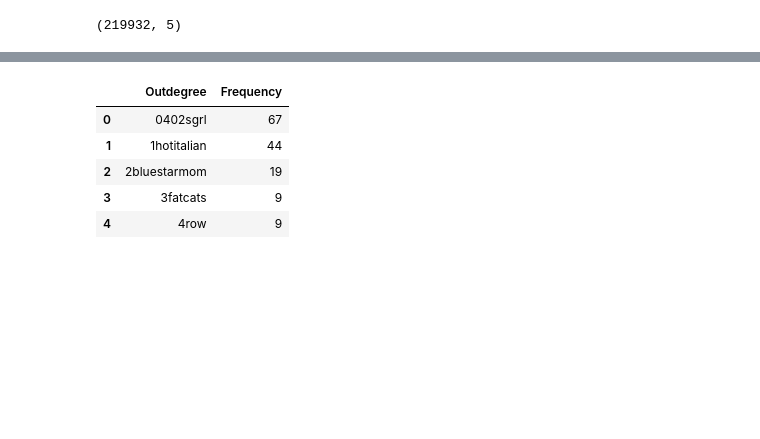
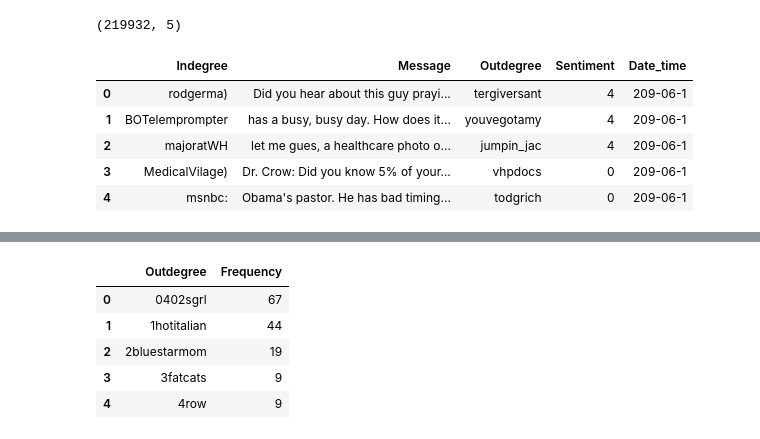
Before and after one commit to richardsop/SNA, a Jupyter notebook: dataMunglingPolitics.ipynb, the cells around one changed output, grey strips where cells are left out. Cells and saved outputs as stored; diff of their text form; code cells hidden in the pictures; blank space fills up the shorter version.

```diff
--- a/dataMunglingPolitics.ipynb
+++ b/dataMunglingPolitics.ipynb
@@ -7,3 +7,12 @@ csv.shape
 # %% [output]
 (219932, 5)
+# %%
+dataP.head()
+# %% [output]
+|  | Indegree | Message | Outdegree | Sentiment | Date_time |
+| 0 | rodgerma) | Did you hear about this guy prayi... | tergiversant | 4 | 209-06-1 |
+| 1 | BOTelemprompter | has a busy, busy day. How does it... | youvegotamy | 4 | 209-06-1 |
+| 2 | majoratWH | let me gues, a healthcare photo o... | jumpin_jac | 4 | 209-06-1 |
+| 3 | MedicalVilage) | Dr. Crow: Did you know 5% of your... | vhpdocs | 0 | 209-06-1 |
+| 4 | msnbc: | Obama's pastor. He has bad timing... | todgrich | 0 | 209-06-1 |
 # %%
```
Also changed, not shown: parts of 12 cells of this notebook.
